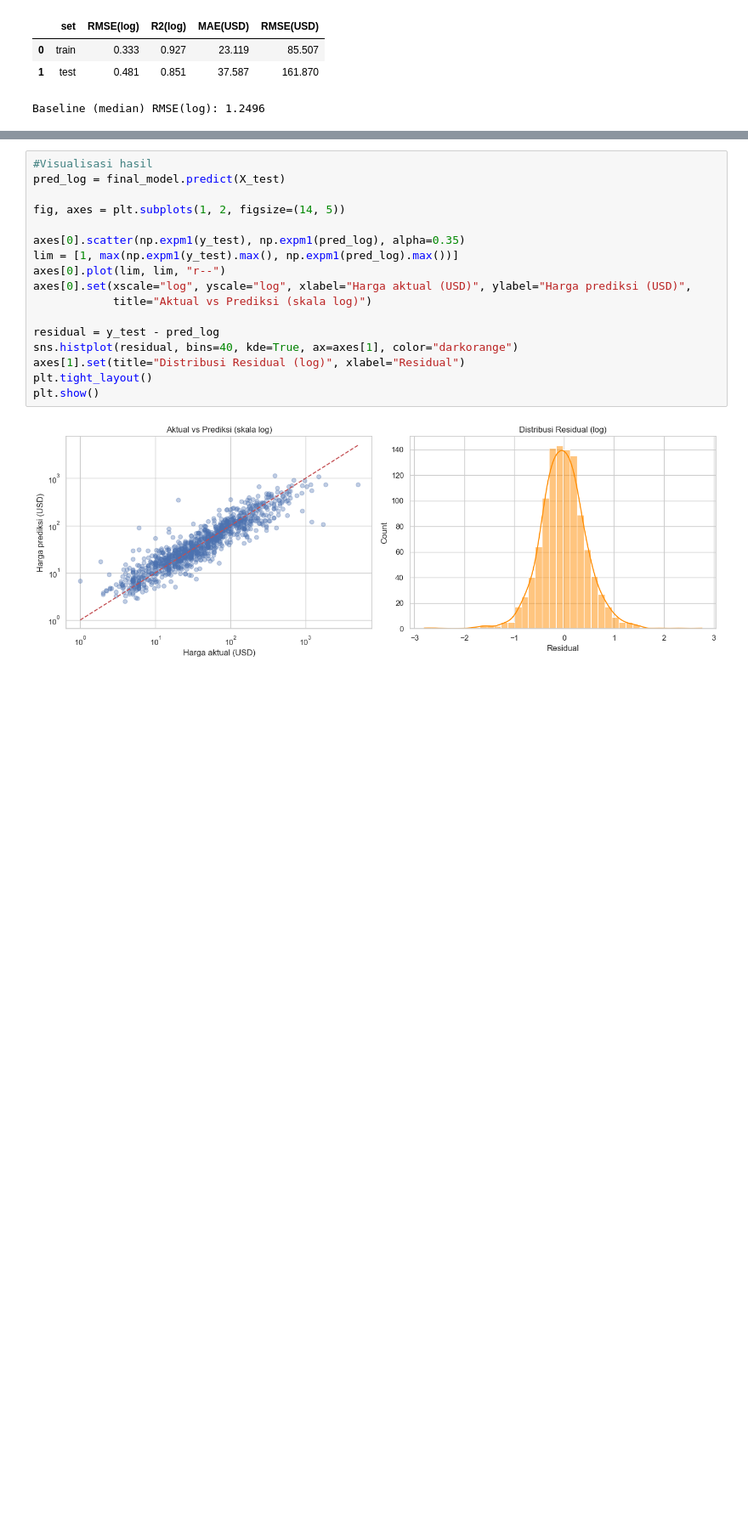
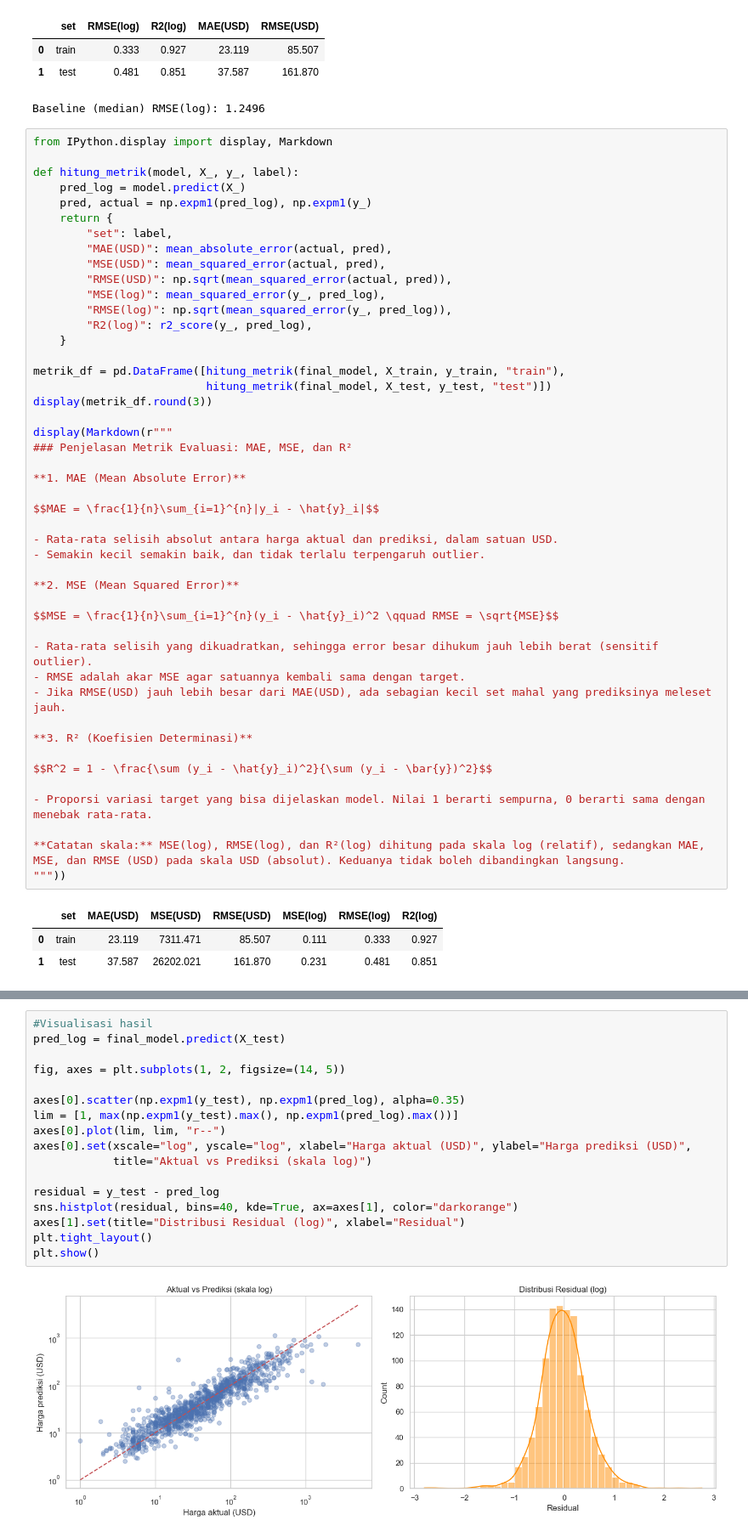
Before and after one commit to kyiky22/lego-price-predictor, a Jupyter notebook: Lego_set_and_prices_full.ipynb, the cells around one changed output, grey strips where cells are left out. Shown at 85% size. Saved outputs shown, nothing was run; the diff lists cells and outputs as text; blank space fills up the shorter version.

Commit message:
edit kecil notebook

```diff
--- a/Lego_set_and_prices_full.ipynb
+++ b/Lego_set_and_prices_full.ipynb
@@ -464,3 +466,53 @@ print("Baseline (median) RMSE(log):", round(np.sqrt(mean_squared_error(y_test, b
 | 0 | train | 0.333 | 0.927 | 23.119 | 85.507 |
 | 1 | test | 0.481 | 0.851 | 37.587 | 161.870 |
 Baseline (median) RMSE(log): 1.2496
+# %%
+from IPython.display import display, Markdown
+
+def hitung_metrik(model, X_, y_, label):
+    pred_log = model.predict(X_)
+    pred, actual = np.expm1(pred_log), np.expm1(y_)
+    return {
+        "set": label,
+        "MAE(USD)": mean_absolute_error(actual, pred),
+        "MSE(USD)": mean_squared_error(actual, pred),
+        "RMSE(USD)": np.sqrt(mean_squared_error(actual, pred)),
+        "MSE(log)": mean_squared_error(y_, pred_log),
+        "RMSE(log)": np.sqrt(mean_squared_error(y_, pred_log)),
+        "R2(log)": r2_score(y_, pred_log),
+    }
+
+metrik_df = pd.DataFrame([hitung_metrik(final_model, X_train, y_train, "train"),
+                          hitung_metrik(final_model, X_test, y_test, "test")])
+display(metrik_df.round(3))
+
+display(Markdown(r"""
+### Penjelasan Metrik Evaluasi: MAE, MSE, dan R²
+
+**1. MAE (Mean Absolute Error)**
+
+$$MAE = \frac{1}{n}\sum_{i=1}^{n}|y_i - \hat{y}_i|$$
+
+- Rata-rata selisih absolut antara harga aktual dan prediksi, dalam satuan USD.
+- Semakin kecil semakin baik, dan tidak terlalu terpengaruh outlier.
+
+**2. MSE (Mean Squared Error)**
+
+$$MSE = \frac{1}{n}\sum_{i=1}^{n}(y_i - \hat{y}_i)^2 \qquad RMSE = \sqrt{MSE}$$
+
+- Rata-rata selisih yang dikuadratkan, sehingga error besar dihukum jauh lebih berat (sensitif outlier).
+- RMSE adalah akar MSE agar satuannya kembali sama dengan target.
+- Jika RMSE(USD) jauh lebih besar dari MAE(USD), ada sebagian kecil set mahal yang prediksinya meleset jauh.
+
+**3. R² (Koefisien Determinasi)**
+
+$$R^2 = 1 - \frac{\sum (y_i - \hat{y}_i)^2}{\sum (y_i - \bar{y})^2}$$
+
+- Proporsi variasi target yang bisa dijelaskan model. Nilai 1 berarti sempurna, 0 berarti sama dengan menebak rata-rata.
+
+**Catatan skala:** MSE(log), RMSE(log), dan R²(log) dihitung pada skala log (relatif), sedangkan MAE, MSE, dan RMSE (USD) pada skala USD (absolut). Keduanya tidak boleh dibandingkan langsung.
+"""))
+# %% [output]
+|  | set | MAE(USD) | MSE(USD) | RMSE(USD) | MSE(log) | RMSE(log) | R2(log) |
+| 0 | train | 23.119 | 7311.471 | 85.507 | 0.111 | 0.333 | 0.927 |
+| 1 | test | 37.587 | 26202.021 | 161.870 | 0.231 | 0.481 | 0.851 |
```
Also changed, not shown: parts of 4 cells of this notebook, 1 other file.
